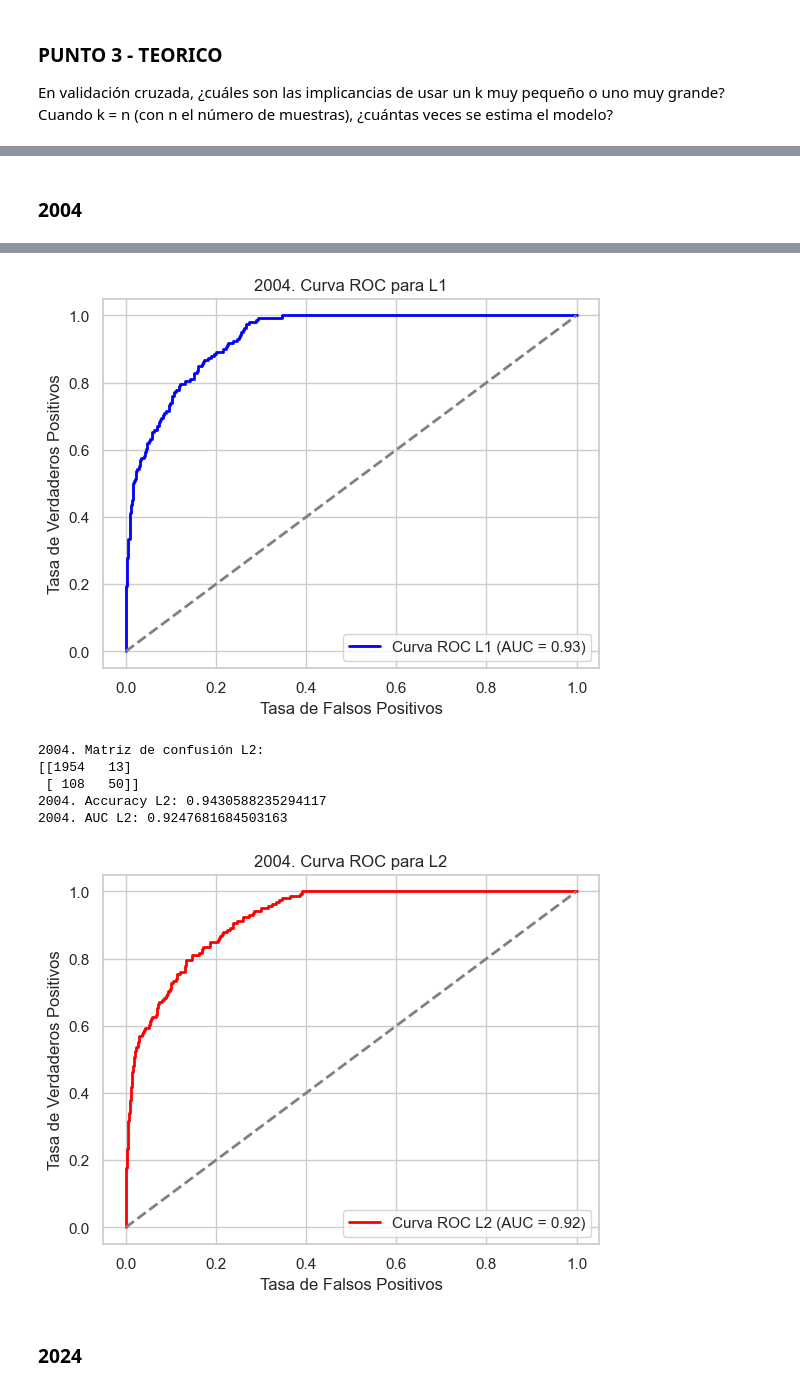
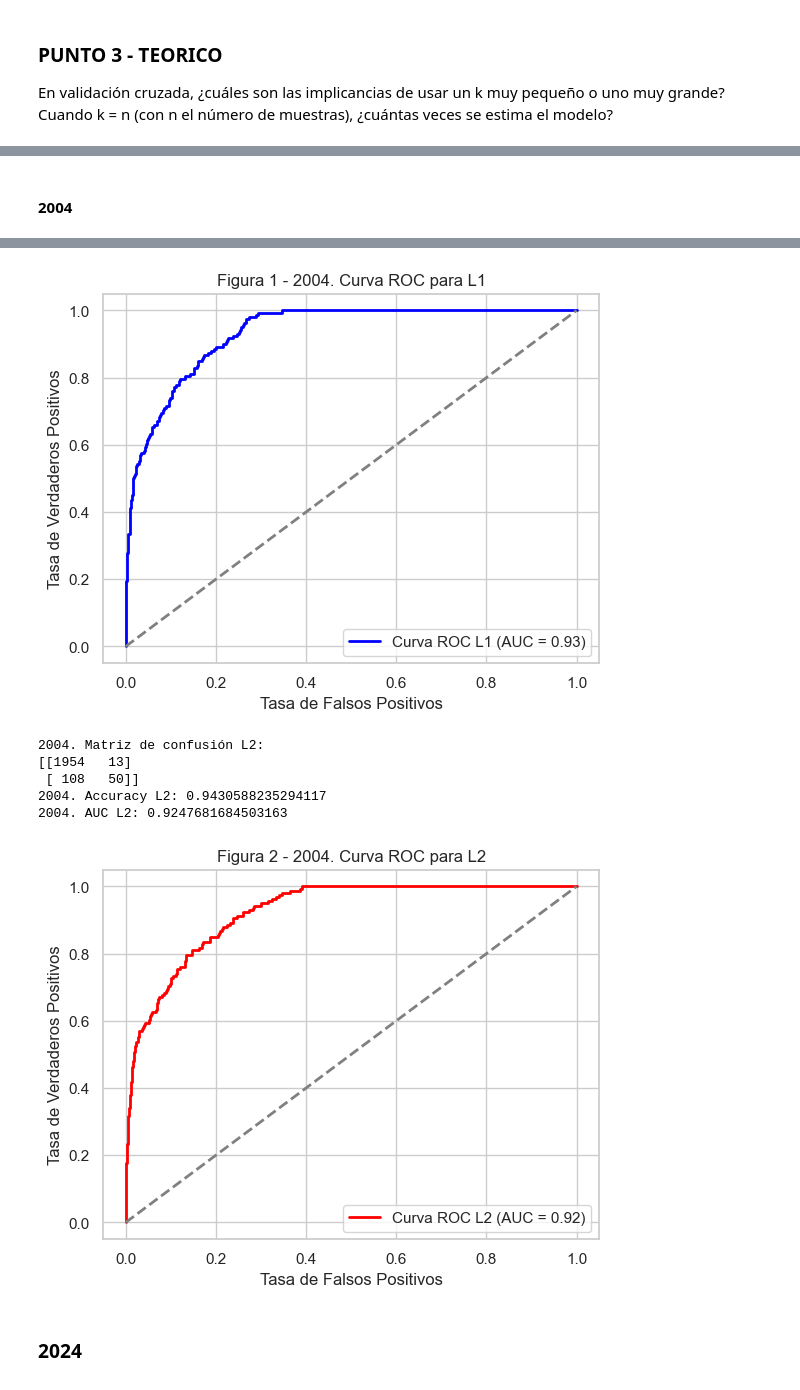
Before and after one commit to AngelaNavajas/CC408-T1-4, a Jupyter notebook: TP4/TP4.ipynb, the cells around one changed output, grey strips where cells are left out. Drawn from its saved outputs; the diff is of its cells as text; code cells hidden in the pictures.

```diff
--- a/TP4/TP4.ipynb
+++ b/TP4/TP4.ipynb
@@ -985,5 +986,5 @@ Para regresión logística, implementen la penalidad, L1 como la de LASSO y L2 c
 # %% [markdown]
-### 2004
+#### 2004
 # %%
 # Configuración del modelo de regresión logística con penalización L1 (LASSO)
 model_l1_04 = LogisticRegression(penalty='l1', C=1, solver='liblinear')  # L1 penalidad, solver liblinear para L1
@@ -1008,7 +1009,7 @@ plt.plot(fpr_l1_04, tpr_l1_04, color='blue', lw=2, label='Curva ROC L1 (AUC = %0
 plt.plot([0, 1], [0, 1], color='gray', lw=2, linestyle='--')
 plt.xlabel('Tasa de Falsos Positivos')
 plt.ylabel('Tasa de Verdaderos Positivos')
-plt.title('2004. Curva ROC para L1')
+plt.title('Figura 1 - 2004. Curva ROC para L1')
 plt.legend(loc='lower right')
 plt.show()
 
@@ -1035,7 +1036,7 @@ plt.plot(fpr_l2_04, tpr_l2_04, color='red', lw=2, label='Curva ROC L2 (AUC = %0.
 plt.plot([0, 1], [0, 1], color='gray', lw=2, linestyle='--')
 plt.xlabel('Tasa de Falsos Positivos')
 plt.ylabel('Tasa de Verdaderos Positivos')
-plt.title('2004. Curva ROC para L2')
+plt.title('Figura 2 - 2004. Curva ROC para L2')
 plt.legend(loc='lower right')
 plt.show()
 # %% [output]
@@ -1047,10 +1048,10 @@ plt.show()
-[figure, old version]
+[figure, new version]
 2004. Matriz de confusión L2:
 [[1954   13]
  [ 108   50]]
 2004. Accuracy L2: 0.9430588235294117
 2004. AUC L2: 0.9247681684503163
-[figure, old version]
+[figure, new version]
 # %% [markdown]
 ### 2024
 # %%
```
Also changed, not shown: parts of 13 cells of this notebook.
